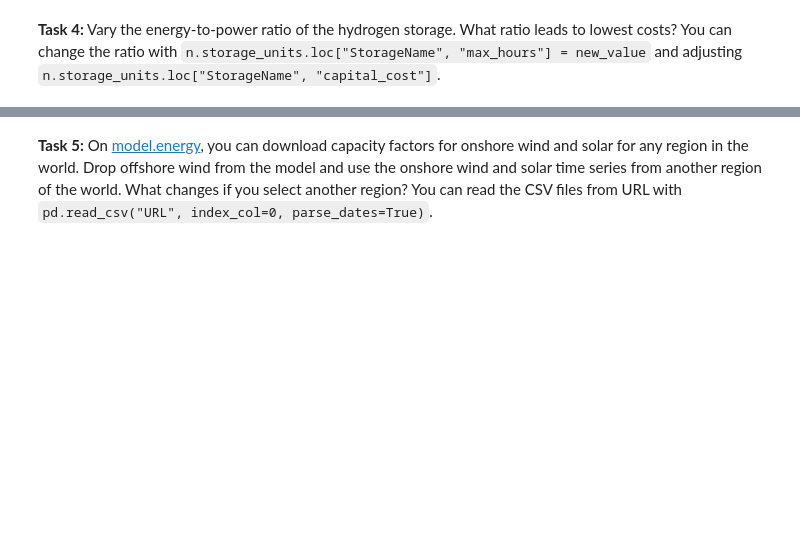
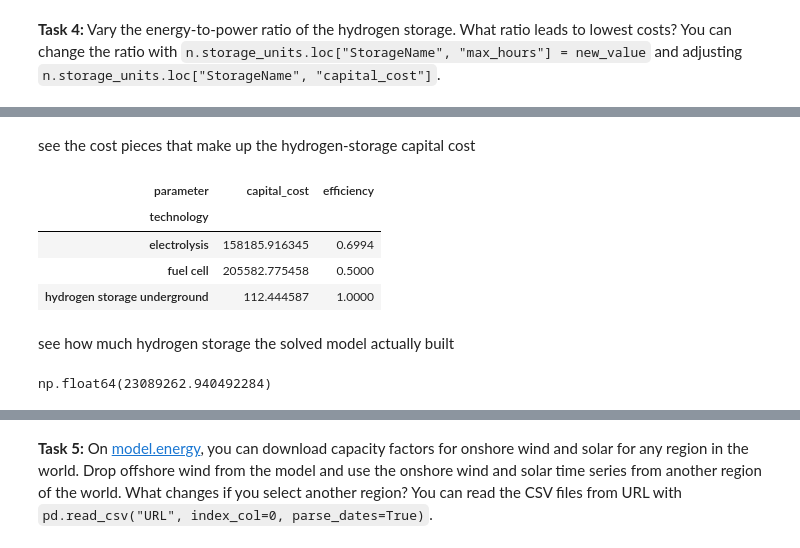
Before and after one commit to FCornielle/data-science-for-esm, a Jupyter notebook: data-science-for-esm/10-workshop-pypsa-cem.ipynb, the cells around one changed output, grey strips where cells are left out. Cells and saved outputs as stored; diff of their text form; code cells hidden in the pictures; blank space fills up the shorter version.

```diff
--- a/data-science-for-esm/10-workshop-pypsa-cem.ipynb
+++ b/data-science-for-esm/10-workshop-pypsa-cem.ipynb
@@ -849,0 +738,11 @@ INFO:pypsa.optimization.optimize:The shadow-prices of the constraints Generator-
+# %%
+costs1.at["OCGT", "fuel"] = costs1.at["gas", "fuel"]
+costs1.at["CCGT", "fuel"] = costs1.at["gas", "fuel"]
+costs1.at["OCGT", "CO2 intensity"] = costs1.at["gas", "CO2 intensity"]
+costs1.at["CCGT", "CO2 intensity"] = costs1.at["gas", "CO2 intensity"]
+# %%
+costs1["marginal_cost"] = costs1["VOM"] + costs1["fuel"] / costs1["efficiency"]
+# %%
+annuity_factor = annuity(costs1["discount rate"], costs1["lifetime"])
+# %%
+costs1["capital_cost"] = (annuity_factor + costs1["FOM"] / 100) * costs1["investment"]
@@ -930,0 +1115,22 @@ You can change the ratio with `n.storage_units.loc["StorageName", "max_hours"] =
+# %% [markdown]
+see the cost pieces that make up the hydrogen-storage capital cost
+# %%
+costs1.loc[
+    ["electrolysis", "fuel cell", "hydrogen storage underground"],
+    ["capital_cost", "efficiency"],
+]
+# %% [output]
+| parameter | capital_cost | efficiency |
+| technology |  |  |
+| electrolysis | 158185.916345 | 0.6994 |
+| fuel cell | 205582.775458 | 0.5000 |
+| hydrogen storage underground | 112.444587 | 1.0000 |
+# %% [markdown]
+see how much hydrogen storage the solved model actually built
+# %%
+p_nom = n1.storage_units.at[name, "p_nom_opt"]
+max_hours = n1.storage_units.at[name, "max_hours"]
+energy_capacity = p_nom * max_hours
+energy_capacity
+# %% [output]
+np.float64(23089262.940492284)
```
Also changed, not shown: parts of 59 cells of this notebook.
